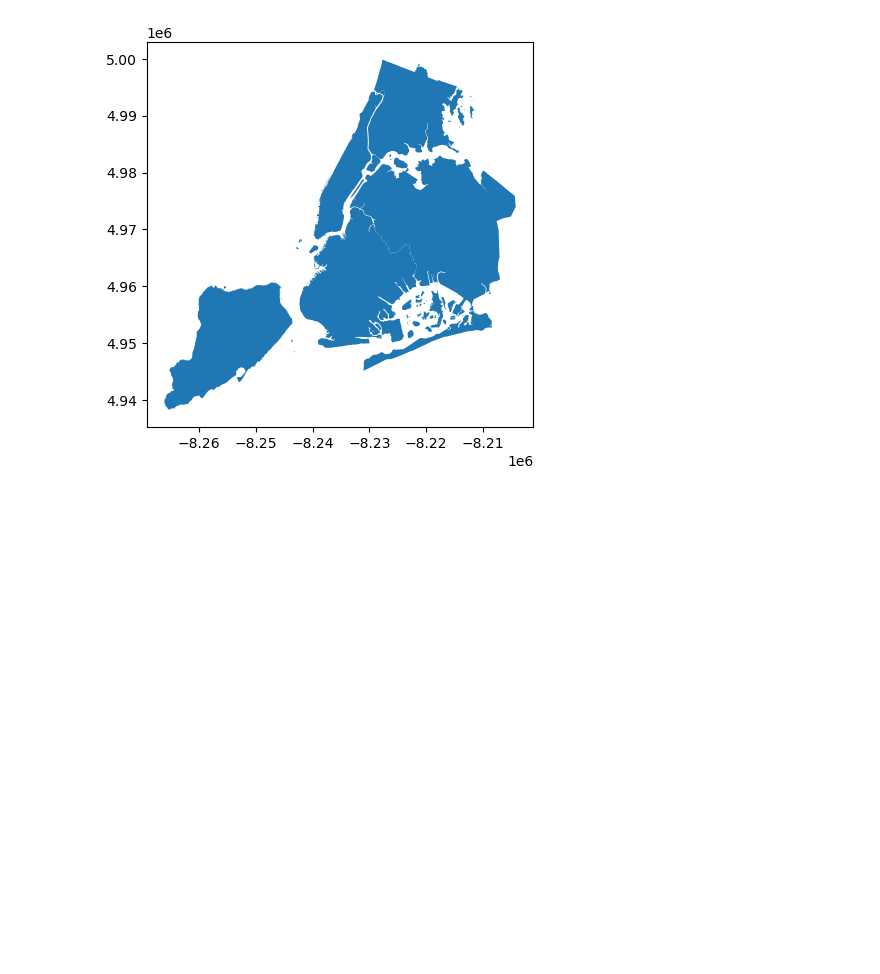
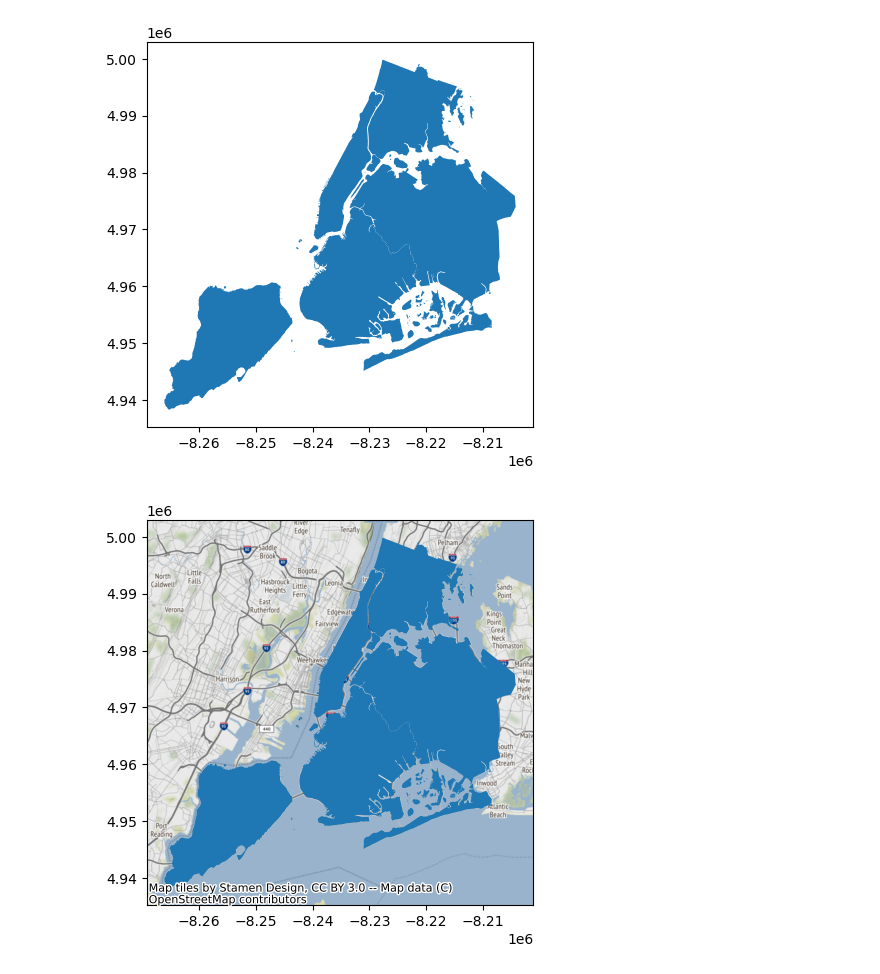
Before and after one commit to UIUC-iSchool-DataViz/is445_bcubcg_fall2022, a Jupyter notebook: week07/inClass_week07.ipynb, the cells around one changed output. Cells and saved outputs as stored; diff of their text form; code cells hidden in the pictures; blank space fills up the shorter version.

```diff
--- a/week07/inClass_week07.ipynb
+++ b/week07/inClass_week07.ipynb
@@ -351,4 +351,7 @@ plt.show()
 # %%
 fig, ax = plt.subplots(figsize=(5,5))
 df.plot(ax=ax)
+ctx.add_basemap(ax=ax)
 plt.show()
+# %% [output]
+[figure, added]
```
Also changed, not shown: parts of 2 cells of this notebook.
